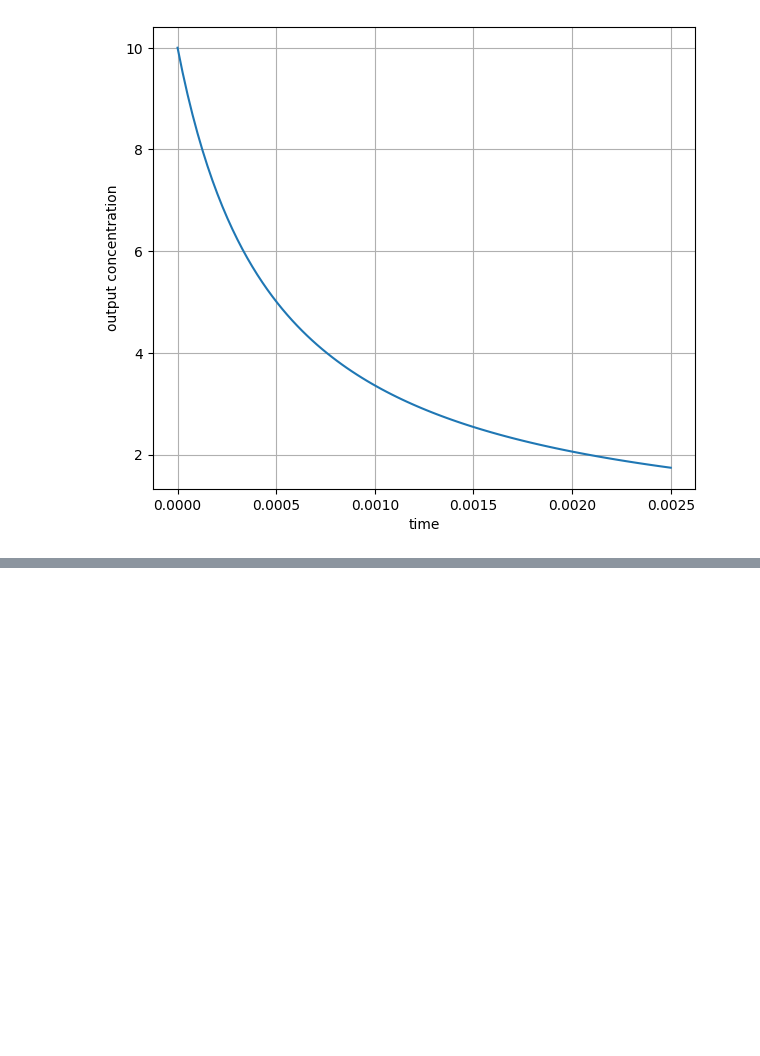
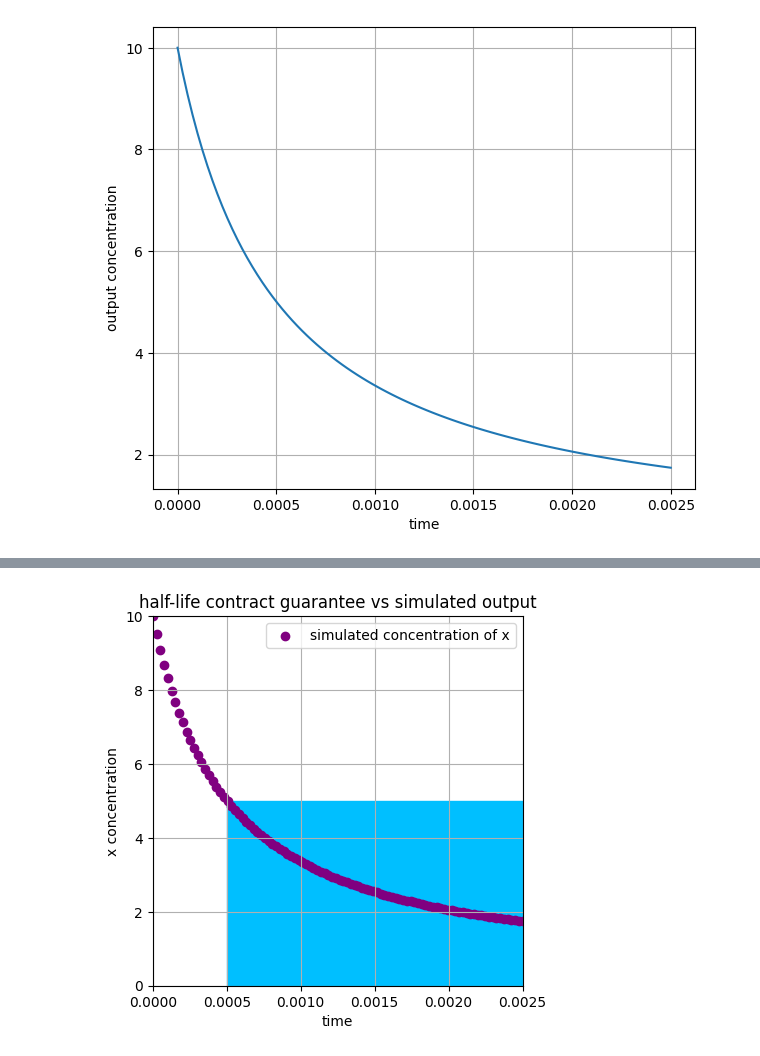
Before and after one commit to basspunkfm/ProjectSummer2025, a Jupyter notebook: autoreduce6.ipynb, the cells around one changed output, grey strips where cells are left out. Saved outputs shown, nothing was run; the diff lists cells and outputs as text; code cells hidden in the pictures; blank space fills up the shorter version.

Commit message:
the code shows the half life concentration at a specific time value

```diff
--- a/autoreduce6.ipynb
+++ b/autoreduce6.ipynb
@@ -133,0 +54,69 @@ ValueError: matmul: Input operand 1 has a mismatch in its core dimension 0, with
+# %%
+from pacti.contracts import PolyhedralIoContract
+from pacti.utils.plots import plot_guarantees
+from pacti.iocontract import Var
+import matplotlib.pyplot as plt
+import numpy as np
+
+# Assuming sys_ode and sol are already defined from your ODE solution
+
+# Compute X_t (concentration matrix) and min/max X for reporting
+X_t = np.transpose(np.array(sys.C @ sol))
+min_X = X_t.min()
+max_X = X_t.max()
+
+half_life_x = x_output_data[0] / 2
+
+closest_idx = np.argmin(np.abs(x_output_data - half_life_x))
+
+half_life_time = timepoints_ode[closest_idx]
+
+
+
+print(f"min value (concentration) of X during simulation: {min_X}")
+print(f"max value (concentration) of X during simulation: {max_X}\n")
+print(f"half-life concentration value: {half_life_x}\n")
+print(f"half-life time value: {half_life_time}\n")
+
+# Extract the timepoints and x_output_data (first species column)
+timepoints_ode = np.linspace(0, 0.0025, X_t.shape[0])
+x_output_data = X_t[:, 0]
+
+# Define your contract: assumption + bounded guarantee region for plotting
+contract1 = PolyhedralIoContract.from_dict({
+    "assumptions": [
+        {"coefficients": {"time": -1}, "constant": -0.0005}   # time >= 0.00075
+    ],
+    "guarantees": [
+        {"coefficients": {"x_output": 1}, "constant": 5},       # x_output <= 5
+        {"coefficients": {"x_output": -1}, "constant": 0},      # x_output >= 0
+        {"coefficients": {"time": -1}, "constant": 0},          # time >= 0
+        {"coefficients": {"time": 1}, "constant": 0.0025}       # time <= 0.0025
+    ],
+    "input_vars": ["time"],
+    "output_vars": ["x_output"]
+})
+
+
+print("contract created:")
+print(contract1)
+
+# Plot the guarantee region
+fig = plot_guarantees(
+    contract=contract1,
+    x_var=Var("time"),
+    y_var=Var("x_output"),
+    var_values={},
+    x_lims=(0, 0.0025),
+    y_lims=(0, 10)
+)
+
+# Overlay the simulation data
+plt.scatter(timepoints_ode, x_output_data, color="purple", label="simulated concentration of x")
+plt.xlabel("time")
+plt.ylabel("x concentration")
+plt.title("half-life contract guarantee vs simulated output")
+plt.legend()
+plt.grid(True)
+plt.show()
+# %% [output]
@@ -133,0 +141 @@ ValueError: matmul: Input operand 1 has a mismatch in its core dimension 0, with
+[figure, added]
```
Also changed, not shown: parts of 2 cells of this notebook.
